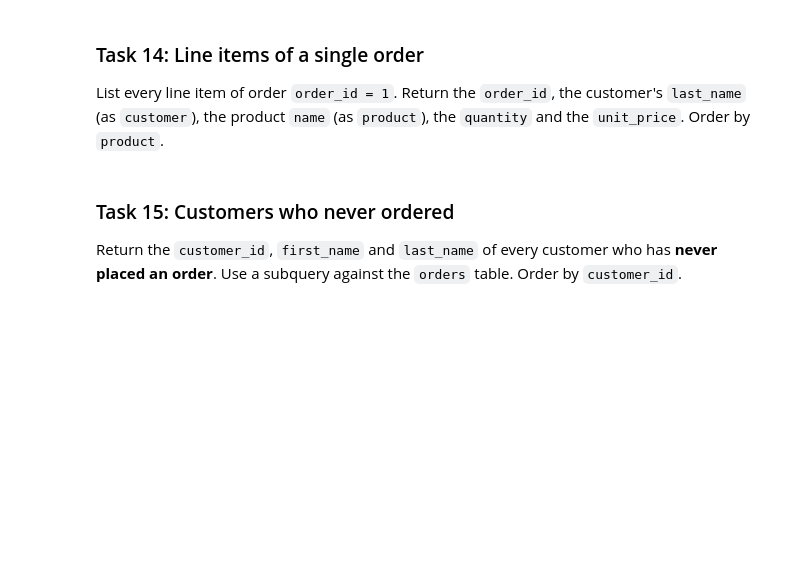
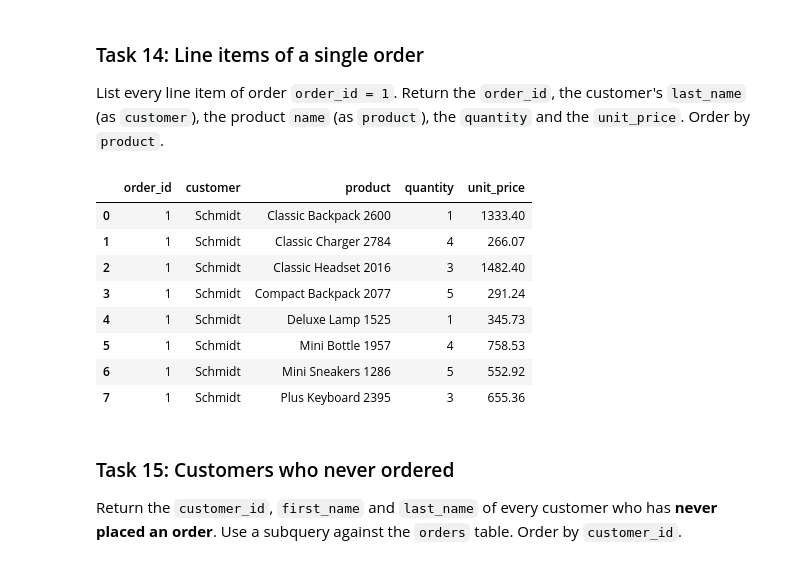
Before and after one commit to Andrey9417/sql-tasks, a Jupyter notebook: tasks.ipynb, the cells around one changed output. Cells and saved outputs as stored; diff of their text form; code cells hidden in the pictures; blank space fills up the shorter version.

```diff
--- a/tasks.ipynb
+++ b/tasks.ipynb
@@ -205,9 +426,25 @@ run_query(task_13)
 List every line item of order `order_id = 1`. Return the `order_id`, the customer's `last_name` (as `customer`), the product `name` (as `product`), the `quantity` and the `unit_price`. Order by `product`.
 # %%
 task_14 = """
--- TODO: write your SQL query here
+SELECT o.order_id, c.last_name AS customer, p.name AS product, oi.quantity, oi.unit_price
+FROM order_items oi
+JOIN orders o ON oi.order_id = o.order_id
+JOIN customers c ON o.customer_id = c.customer_id
+join products p ON oi.product_id = p.product_id
+WHERE o.order_id = 1
+ORDER BY product
 """
 run_query(task_14)
+# %% [output]
+|  | order_id | customer | product | quantity | unit_price |
+| 0 | 1 | Schmidt | Classic Backpack 2600 | 1 | 1333.40 |
+| 1 | 1 | Schmidt | Classic Charger 2784 | 4 | 266.07 |
+| 2 | 1 | Schmidt | Classic Headset 2016 | 3 | 1482.40 |
+| 3 | 1 | Schmidt | Compact Backpack 2077 | 5 | 291.24 |
+| 4 | 1 | Schmidt | Deluxe Lamp 1525 | 1 | 345.73 |
+| 5 | 1 | Schmidt | Mini Bottle 1957 | 4 | 758.53 |
+| 6 | 1 | Schmidt | Mini Sneakers 1286 | 5 | 552.92 |
+| 7 | 1 | Schmidt | Plus Keyboard 2395 | 3 | 655.36 |
 # %% [markdown]
 ### Task 15: Customers who never ordered
 
```
Also changed, not shown: parts of 20 cells of this notebook.
